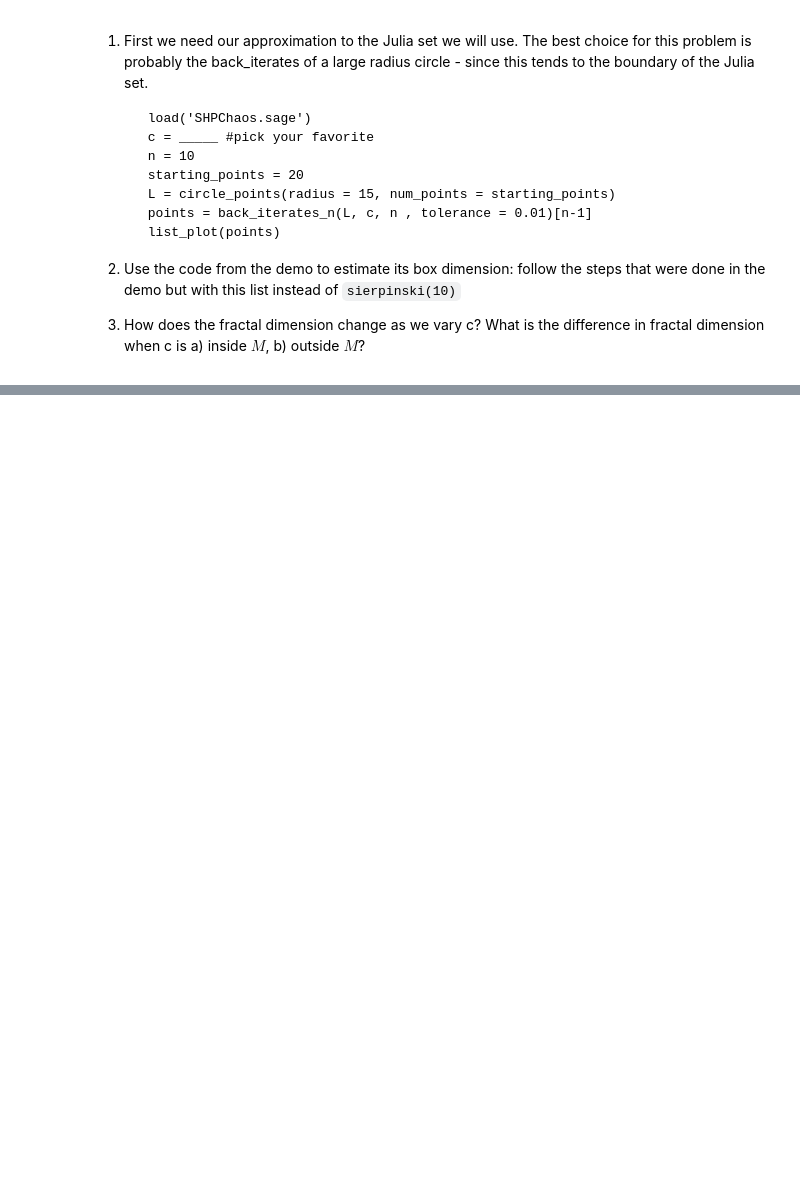
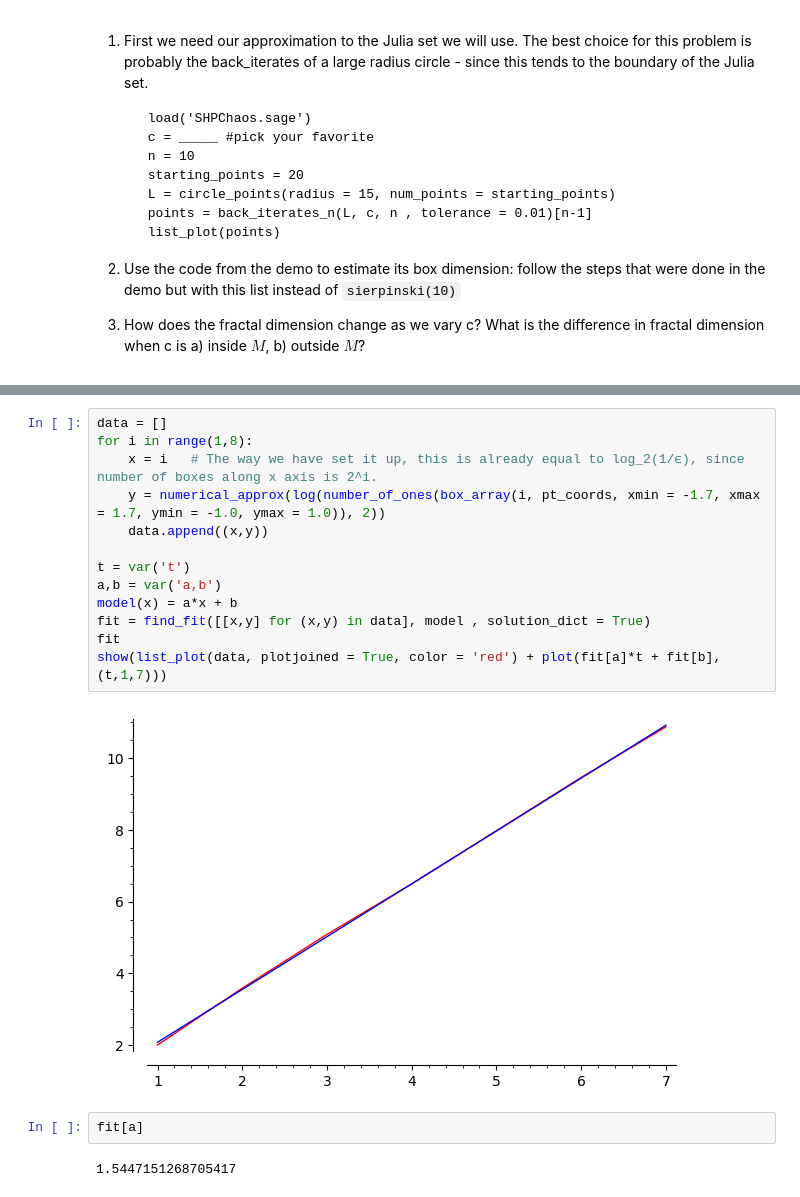
Before and after one commit to sam-dehority/SHPChaoasandFractals2021Spring, a Jupyter notebook: 4-17Problems.ipynb, the cells around one changed output, grey strips where cells are left out. Drawn from its saved outputs; the diff is of its cells as text; blank space fills up the shorter version.

```diff
--- a/4-17Problems.ipynb
+++ b/4-17Problems.ipynb
@@ -20,0 +61,19 @@ The goal of these problems is to apply what we have learned in the demo about bo
+# %%
+data = []
+for i in range(1,8):
+    x = i   # The way we have set it up, this is already equal to log_2(1/ϵ), since number of boxes along x axis is 2^i.
+    y = numerical_approx(log(number_of_ones(box_array(i, pt_coords, xmin = -1.7, xmax = 1.7, ymin = -1.0, ymax = 1.0)), 2))
+    data.append((x,y))
+
+t = var('t')
+a,b = var('a,b')
+model(x) = a*x + b
+fit = find_fit([[x,y] for (x,y) in data], model , solution_dict = True)
+fit
+show(list_plot(data, plotjoined = True, color = 'red') + plot(fit[a]*t + fit[b], (t,1,7)))
+# %% [output]
+[figure, added]
+# %%
+fit[a]
+# %% [output]
+1.5447151268705417
```
Also changed, not shown: parts of 7 cells of this notebook, 2 other files.
